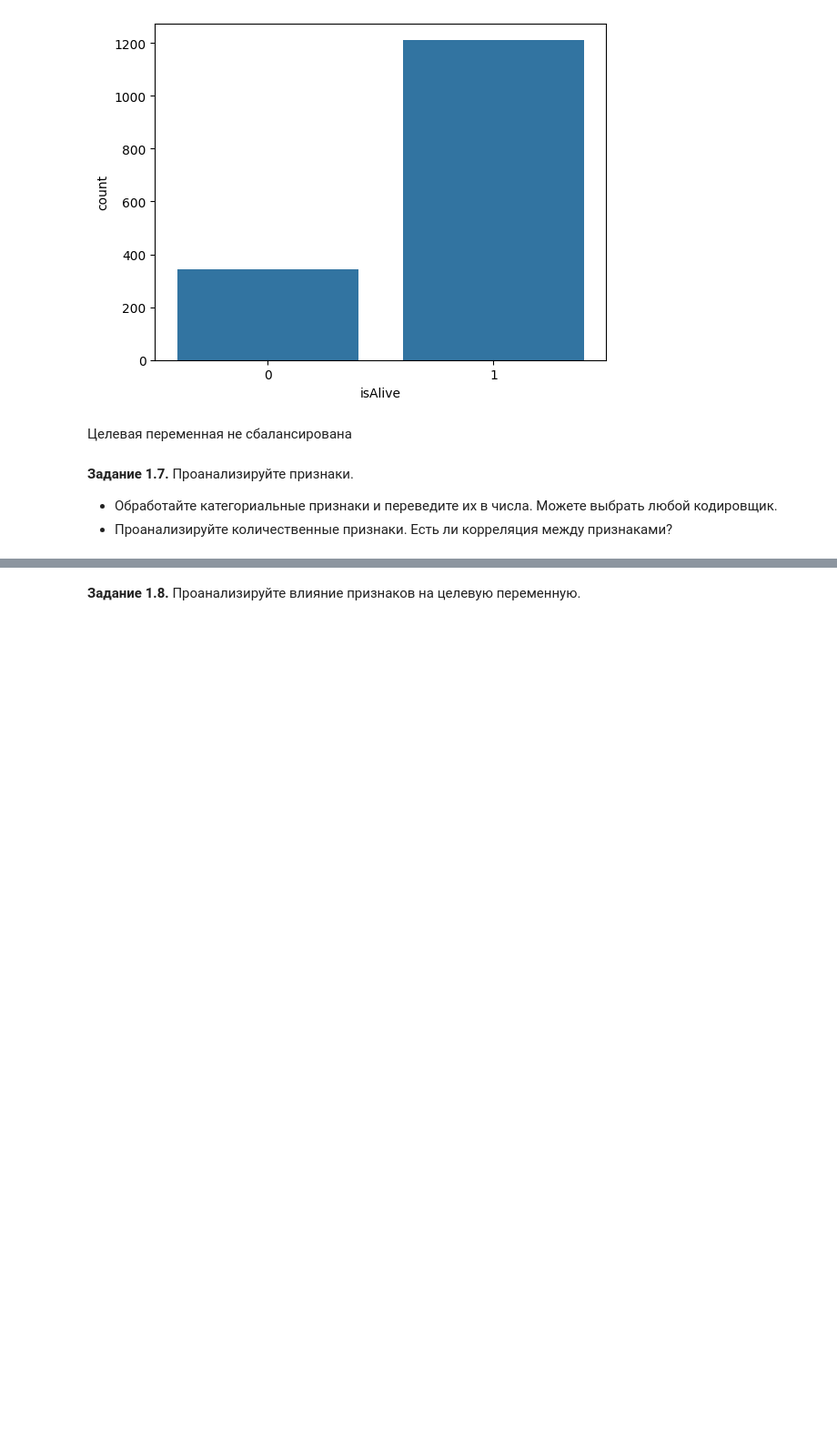
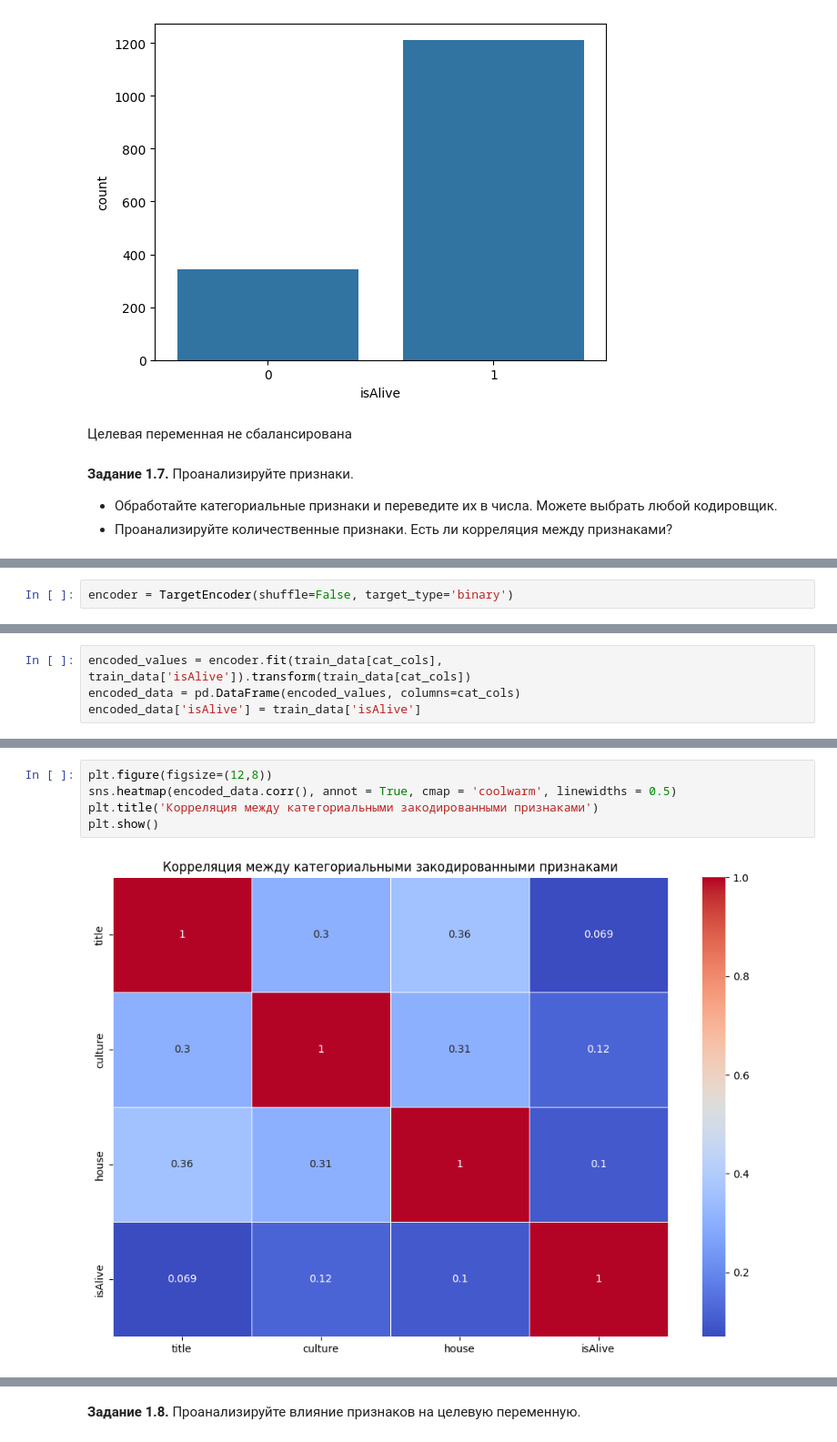
Before and after one commit to Lindemann-S/DLS2025, a Jupyter notebook: week_01_ml_intro/Homework/hw_1_game_of_thrones.ipynb, the cells around one changed output, grey strips where cells are left out. Shown: that part at 91% size. Drawn from its saved outputs; the diff is of its cells as text; blank space fills up the shorter version.

```diff
--- a/week_01_ml_intro/Homework/hw_1_game_of_thrones.ipynb
+++ b/week_01_ml_intro/Homework/hw_1_game_of_thrones.ipynb
@@ -570,0 +571,2 @@ plt.show()
+# %%
+encoder = TargetEncoder(shuffle=False, target_type='binary')
@@ -570,0 +577,4 @@ plt.show()
+# %%
+encoded_values = encoder.fit(train_data[cat_cols], train_data['isAlive']).transform(train_data[cat_cols])
+encoded_data = pd.DataFrame(encoded_values, columns=cat_cols)
+encoded_data['isAlive'] = train_data['isAlive']
@@ -570,0 +597,7 @@ plt.show()
+# %%
+plt.figure(figsize=(12,8))
+sns.heatmap(encoded_data.corr(), annot = True, cmap = 'coolwarm', linewidths = 0.5)
+plt.title('Корреляция между категориальными закодированными признаками')
+plt.show()
+# %% [output]
+[figure, added]
```
Also changed, not shown: parts of 16 cells of this notebook.
